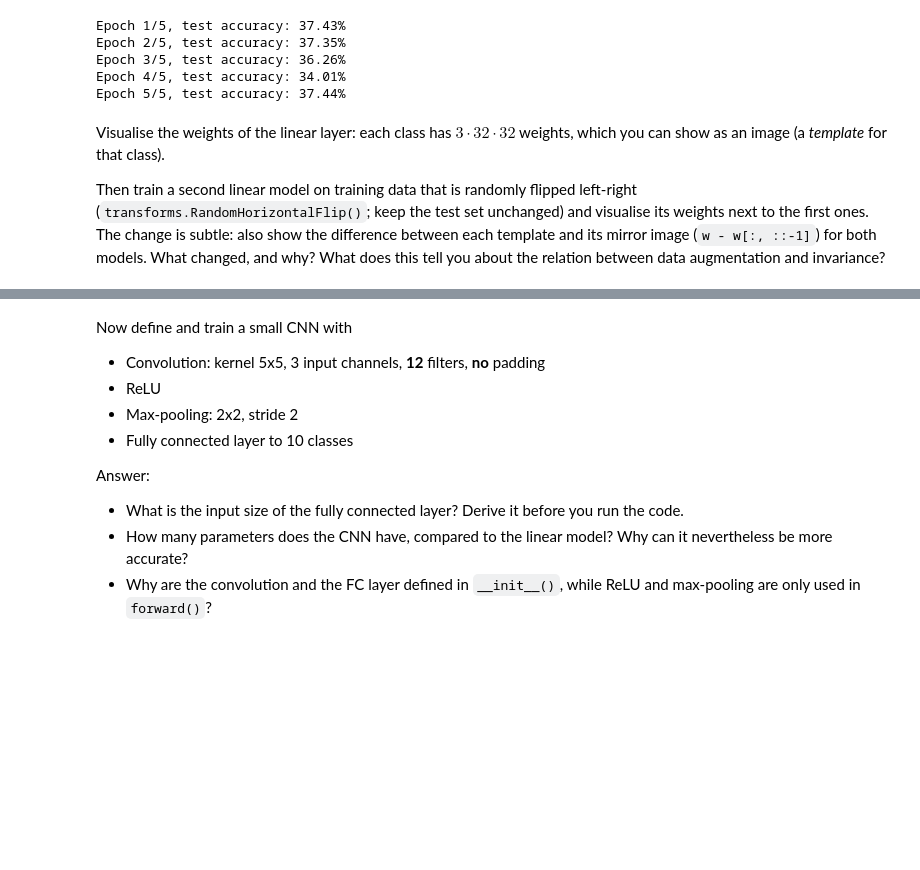
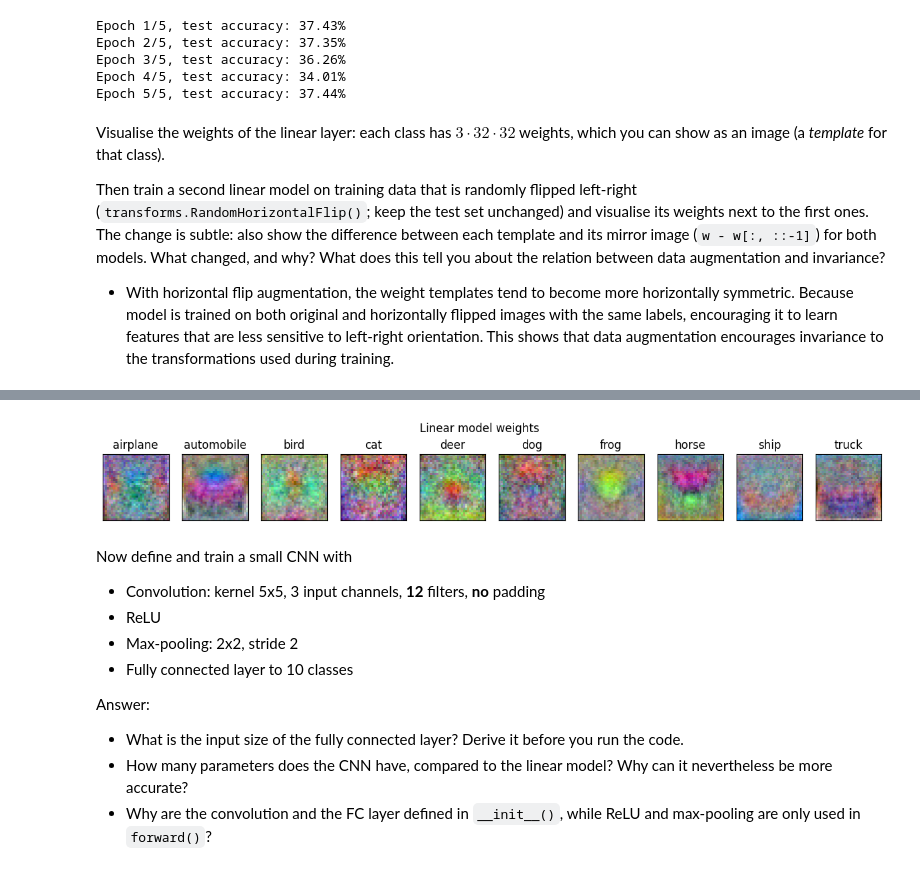
Before and after one commit to lcy412/computer_vision_praticals, a Jupyter notebook: practical2.ipynb, the cells around one changed output, grey strips where cells are left out. Drawn from its saved outputs; the diff is of its cells as text; code cells hidden in the pictures; blank space fills up the shorter version.

```diff
--- a/practical2.ipynb
+++ b/practical2.ipynb
@@ -192,13 +192,44 @@ Epoch 5/5, test accuracy: 37.44%
 Visualise the weights of the linear layer: each class has $3 \cdot 32 \cdot 32$ weights, which you can show as an image (a *template* for that class).
 
 Then train a second linear model on training data that is randomly flipped left-right (`transforms.RandomHorizontalFlip()`; keep the test set unchanged) and visualise its weights next to the first ones. The change is subtle: also show the difference between each template and its mirror image (`w - w[:, ::-1]`) for both models. What changed, and why? What does this tell you about the relation between data augmentation and invariance?
+
+
+- With horizontal flip augmentation, the weight templates tend to become more horizontally symmetric. Because model is trained on both original and horizontally flipped images with the same labels, encouraging it to learn features that are less sensitive to left-right orientation. This shows that data augmentation encourages invariance to the transformations used during training.
 # %%
 def show_linear_weights(model, title):
     vis = Visualizer(1, 10, figsize=(15, 2), title=title)
+
     for i in range(10):
-        weights = 0  # TODO: reshape the weights of class i into an H x W x C (BGR) image
-        vis.add_image_subplot(0, i, weights, title_str=train_dataset.classes[i], normalize=True)
+        weights = model.fc.weight[i].detach().cpu().reshape(3, 32, 32).permute(1, 2, 0).numpy()[:, :, ::-1]
+
+        vis.add_image_subplot(
+            0, i, weights,
+            title_str=train_dataset.classes[i],
+            normalize=True
+        )
 
 show_linear_weights(linear_model, 'Linear model weights')
 
 # TODO: train a linear model with horizontal flip augmentation and show its weights
+
+transform_flip = transforms.Compose([
+    transforms.RandomHorizontalFlip(),
+    transforms.ToTensor()
+])
+
+train_dataset_flip = datasets.CIFAR10(
+    '../data',
+    train=True,
+    download=False,
+    transform=transform_flip
+)
+
+train_loader_flip = torch.utils.data.DataLoader(
+    train_dataset_flip,
+    batch_size=128,
+    shuffle=True
+)
+
+
+linear_model_flip = train(LinearModel(), train_loader_flip, test_loader)
+# %% [output]
@@ -205,3 +241,4 @@ show_linear_weights(linear_model, 'Linear model weights')
+[figure, added]
 # %% [markdown]
 Now define and train a small CNN with
 * Convolution: kernel 5x5, 3 input channels, **12** filters, **no** padding
```
Also changed, not shown: parts of 1 cell of this notebook.
